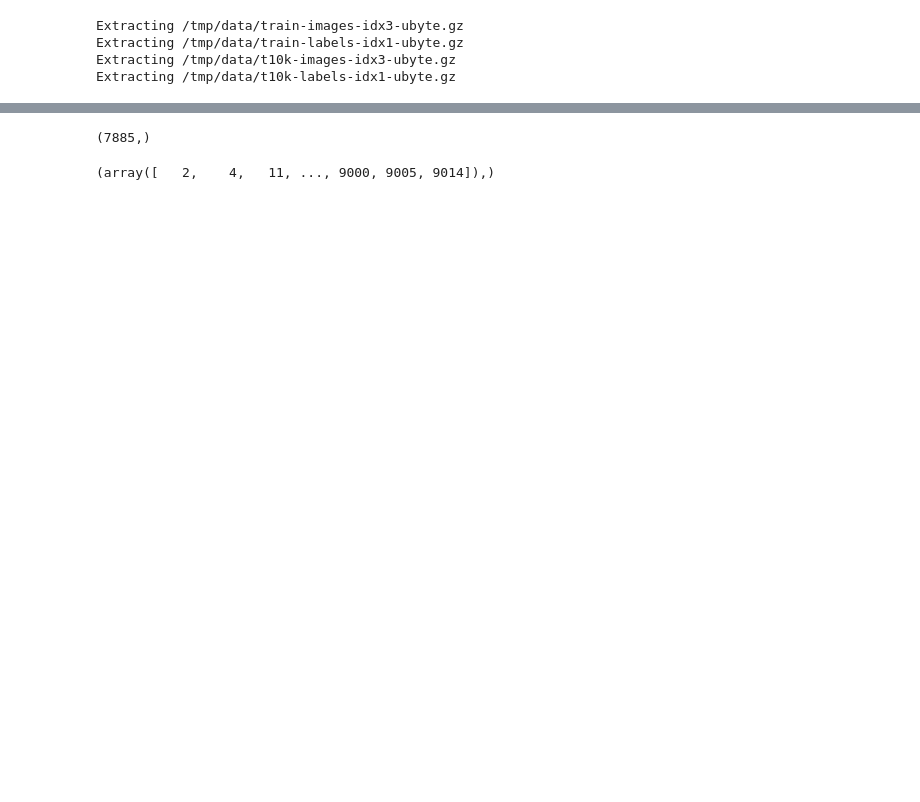
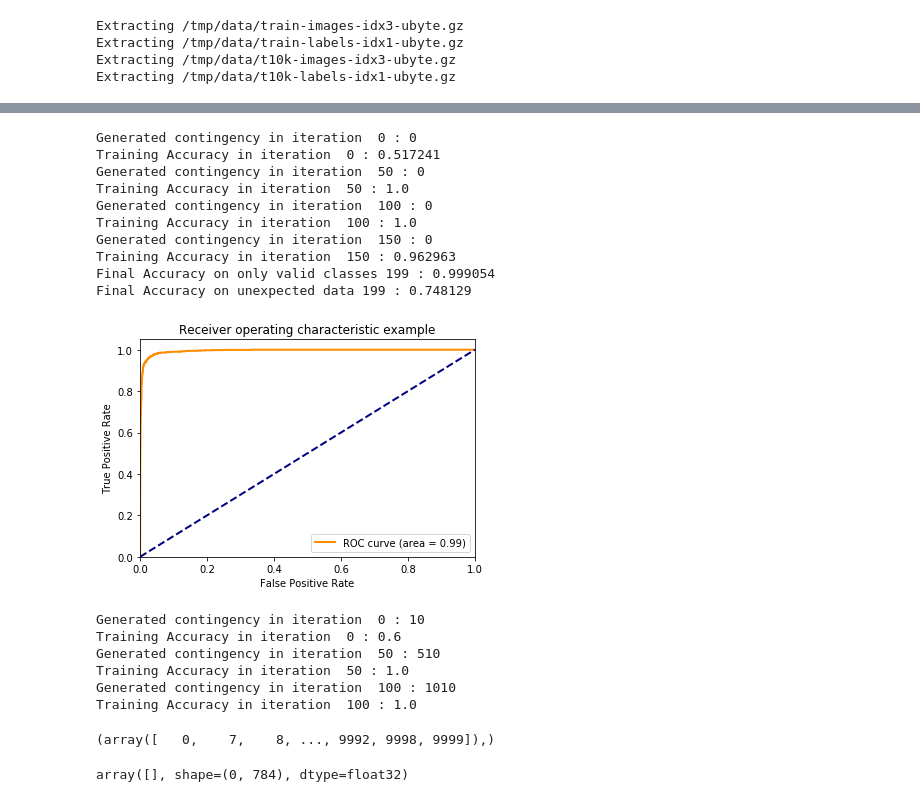
Before and after one commit to LeanderK/Contingency, a Jupyter notebook: Playground.ipynb, the cells around one changed output, grey strips where cells are left out. Cells and saved outputs as stored; diff of their text form; code cells hidden in the pictures; blank space fills up the shorter version.

```diff
--- a/Playground.ipynb
+++ b/Playground.ipynb
@@ -398,9 +364,37 @@ def plot_roc(i, fpr, tpr, roc_auc):
+# %%
+tf.reset_default_graph()
+reset_contingency()
+(fpr, tpr, roc_auc, pred) = run(withoutContingency)
+plot_roc(0, fpr, tpr, roc_auc)
+# %% [output]
+Generated contingency in iteration  0 : 0
+Training Accuracy in iteration  0 : 0.517241
+Generated contingency in iteration  50 : 0
+Training Accuracy in iteration  50 : 1.0
+Generated contingency in iteration  100 : 0
+Training Accuracy in iteration  100 : 1.0
+Generated contingency in iteration  150 : 0
+Training Accuracy in iteration  150 : 0.962963
+Final Accuracy on only valid classes 199 : 0.999054
+Final Accuracy on unexpected data 199 : 0.748129
+[figure, added]
+# %%
+tf.reset_default_graph()
+reset_contingency()
+(fpr, tpr, roc_auc, pred) = run(withRandomContingency)
+plot_roc(0, fpr, tpr, roc_auc)
+# %% [output]
+Generated contingency in iteration  0 : 10
+Training Accuracy in iteration  0 : 0.6
+Generated contingency in iteration  50 : 510
+Training Accuracy in iteration  50 : 1.0
+Generated contingency in iteration  100 : 1010
+Training Accuracy in iteration  100 : 1.0
 # %%
-np.where(mnist.test.labels >= num_classes)[0].shape[0]
+np.where(mnist.test.labels >= num_classes)
 # %% [output]
-(7885,)
+(array([   0,    7,    8, ..., 9992, 9998, 9999]),)
-# %%
-(imges, lables) = relabel_roc(mnist.test)
-np.where(lables == 1)
-# %% [output]
-(array([   2,    4,   11, ..., 9000, 9005, 9014]),)
+# %%
+mnist.test.images[:]
+# %% [output]
+array([], shape=(0, 784), dtype=float32)
```
Also changed, not shown: parts of 5 cells of this notebook, 1 other file.
